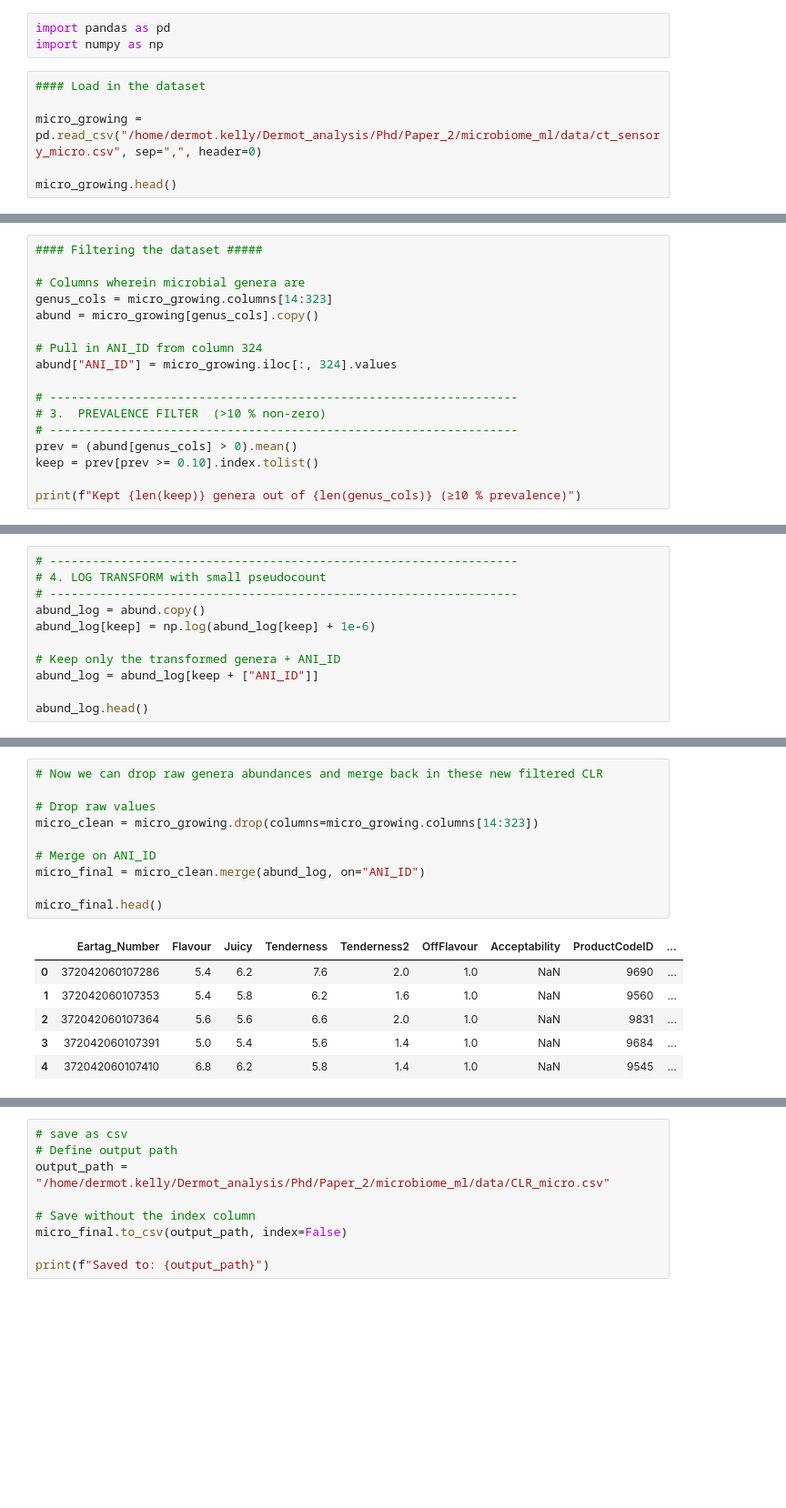
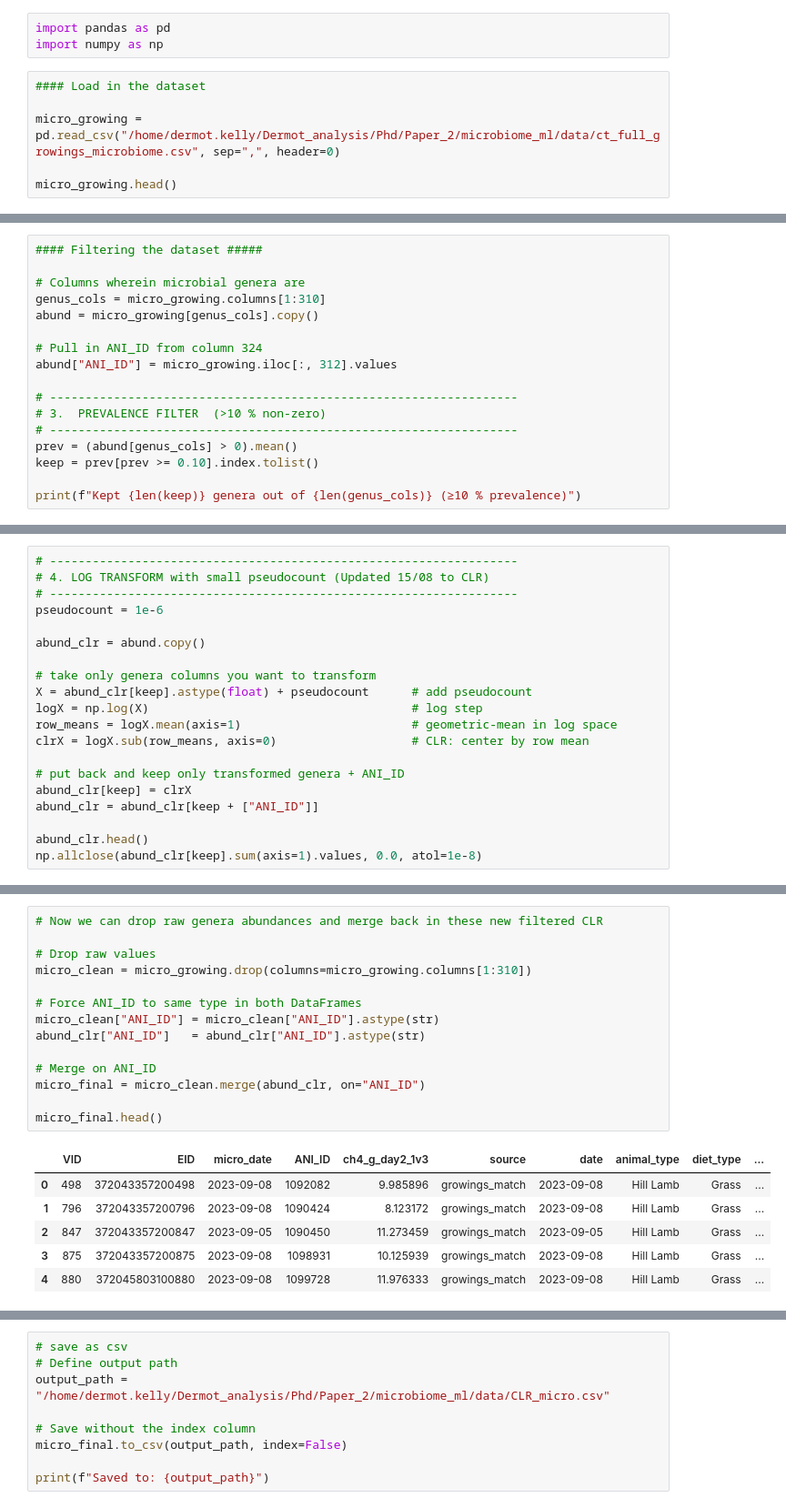
Before and after one commit to dermok1010/microbiome_ML, a Jupyter notebook: scripts/CLR_prev.ipynb, the cells around one changed output, grey strips where cells are left out. Shown at 91% size. Saved outputs shown, nothing was run; the diff lists cells and outputs as text; blank space fills up the shorter version.

```diff
--- a/scripts/CLR_prev.ipynb
+++ b/scripts/CLR_prev.ipynb
@@ -4,7 +4,7 @@ import numpy as np
 # %%
 #### Load in the dataset
 
-micro_growing = pd.read_csv("/home/dermot.kelly/Dermot_analysis/Phd/Paper_2/microbiome_ml/data/ct_sensory_micro.csv", sep=",", header=0)
+micro_growing = pd.read_csv("/home/dermot.kelly/Dermot_analysis/Phd/Paper_2/microbiome_ml/data/ct_full_growings_microbiome.csv", sep=",", header=0)
 
 micro_growing.head()
 # %% [output]
@@ -41,11 +41,11 @@ for i, col in enumerate(micro_growing.columns):
 #### Filtering the dataset #####
 
 # Columns wherein microbial genera are
-genus_cols = micro_growing.columns[14:323]
+genus_cols = micro_growing.columns[1:310]
 abund = micro_growing[genus_cols].copy()
 
 # Pull in ANI_ID from column 324
-abund["ANI_ID"] = micro_growing.iloc[:, 324].values
+abund["ANI_ID"] = micro_growing.iloc[:, 312].values
 
 # ------------------------------------------------------------------
 # 3.  PREVALENCE FILTER  (>10 % non-zero)
@@ -59,12 +71,21 @@ Kept 160 genera out of 309 (≥10 % prevalence)
 # %%
 # ------------------------------------------------------------------
-# 4. LOG TRANSFORM with small pseudocount
+# 4. LOG TRANSFORM with small pseudocount (Updated 15/08 to CLR)
 # ------------------------------------------------------------------
-abund_log = abund.copy()
-abund_log[keep] = np.log(abund_log[keep] + 1e-6)
+pseudocount = 1e-6
 
-# Keep only the transformed genera + ANI_ID
-abund_log = abund_log[keep + ["ANI_ID"]]
+abund_clr = abund.copy()
 
-abund_log.head()
+# take only genera columns you want to transform
+X = abund_clr[keep].astype(float) + pseudocount      # add pseudocount
+logX = np.log(X)                                     # log step
+row_means = logX.mean(axis=1)                        # geometric-mean in log space
+clrX = logX.sub(row_means, axis=0)                   # CLR: center by row mean
+
+# put back and keep only transformed genera + ANI_ID
+abund_clr[keep] = clrX
+abund_clr = abund_clr[keep + ["ANI_ID"]]
+
+abund_clr.head()
+np.allclose(abund_clr[keep].sum(axis=1).values, 0.0, atol=1e-8)
 # %% [output]
@@ -78,17 +93,21 @@ abund_log.head()
 # %%
 # Now we can drop raw genera abundances and merge back in these new filtered CLR
 
 # Drop raw values
-micro_clean = micro_growing.drop(columns=micro_growing.columns[14:323])
+micro_clean = micro_growing.drop(columns=micro_growing.columns[1:310])
+
+# Force ANI_ID to same type in both DataFrames
+micro_clean["ANI_ID"] = micro_clean["ANI_ID"].astype(str)
+abund_clr["ANI_ID"]   = abund_clr["ANI_ID"].astype(str)
 
 # Merge on ANI_ID
-micro_final = micro_clean.merge(abund_log, on="ANI_ID")
+micro_final = micro_clean.merge(abund_clr, on="ANI_ID")
 
 micro_final.head()
 # %% [output]
-|  | Eartag_Number | Flavour | Juicy | Tenderness | Tenderness2 | OffFlavour | Acceptability | ProductCodeID | ... |
-| 0 | 372042060107286 | 5.4 | 6.2 | 7.6 | 2.0 | 1.0 | NaN | 9690 | ... |
-| 1 | 372042060107353 | 5.4 | 5.8 | 6.2 | 1.6 | 1.0 | NaN | 9560 | ... |
-| 2 | 372042060107364 | 5.6 | 5.6 | 6.6 | 2.0 | 1.0 | NaN | 9831 | ... |
-| 3 | 372042060107391 | 5.0 | 5.4 | 5.6 | 1.4 | 1.0 | NaN | 9684 | ... |
-| 4 | 372042060107410 | 6.8 | 6.2 | 5.8 | 1.4 | 1.0 | NaN | 9545 | ... |
+|  | VID | EID | micro_date | ANI_ID | ch4_g_day2_1v3 | source | date | animal_type | diet_type | ... |
+| 0 | 498 | 372043357200498 | 2023-09-08 | 1092082 | 9.985896 | growings_match | 2023-09-08 | Hill Lamb | Grass | ... |
+| 1 | 796 | 372043357200796 | 2023-09-08 | 1090424 | 8.123172 | growings_match | 2023-09-08 | Hill Lamb | Grass | ... |
+| 2 | 847 | 372043357200847 | 2023-09-05 | 1090450 | 11.273459 | growings_match | 2023-09-05 | Hill Lamb | Grass | ... |
+| 3 | 875 | 372043357200875 | 2023-09-08 | 1098931 | 10.125939 | growings_match | 2023-09-08 | Hill Lamb | Grass | ... |
+| 4 | 880 | 372045803100880 | 2023-09-08 | 1099728 | 11.976333 | growings_match | 2023-09-08 | Hill Lamb | Grass | ... |
```
Also changed, not shown: parts of 8 cells of this notebook, 11 other files.
